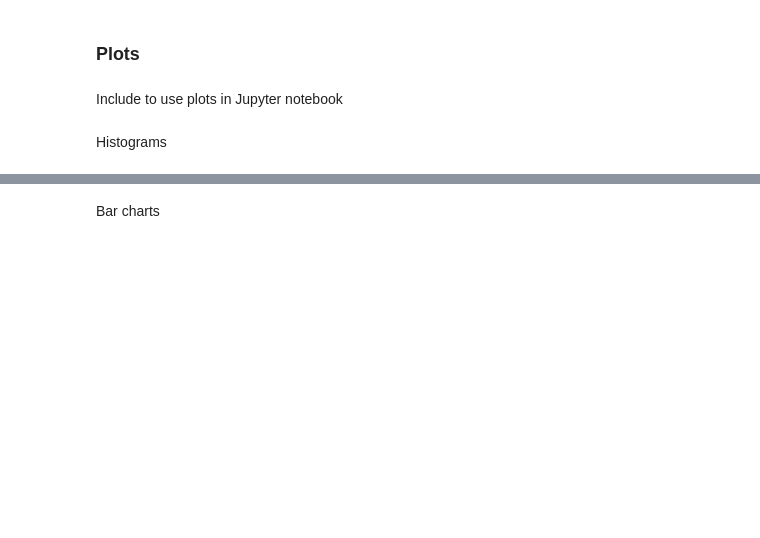
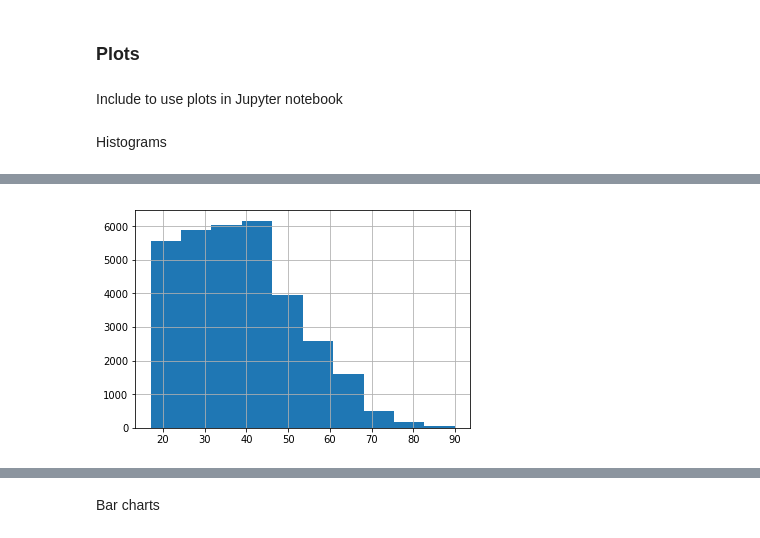
Before and after one commit to AnaMakarevich/DAND, a Jupyter notebook: DANDToolsCheatsheet.ipynb, the cells around one changed output, grey strips where cells are left out. Saved outputs shown, nothing was run; the diff lists cells and outputs as text; code cells hidden in the pictures; blank space fills up the shorter version.

```diff
--- a/DANDToolsCheatsheet.ipynb
+++ b/DANDToolsCheatsheet.ipynb
@@ -108,0 +178,4 @@ df.plot(kind='hist')
+# %%
+df_census['age'].hist();
+# %% [output]
+[figure, added]
```
Also changed, not shown: parts of 20 cells of this notebook, 2 other files.
